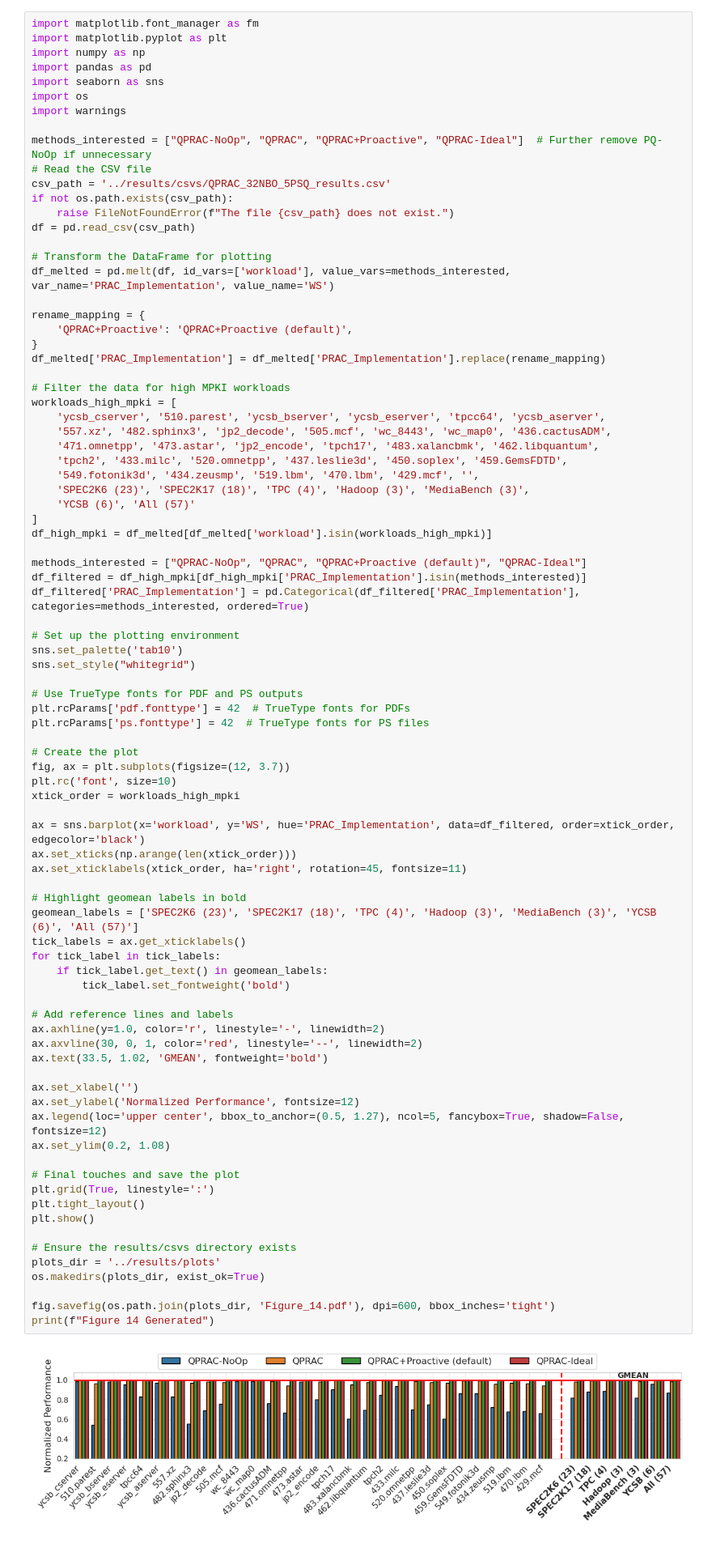
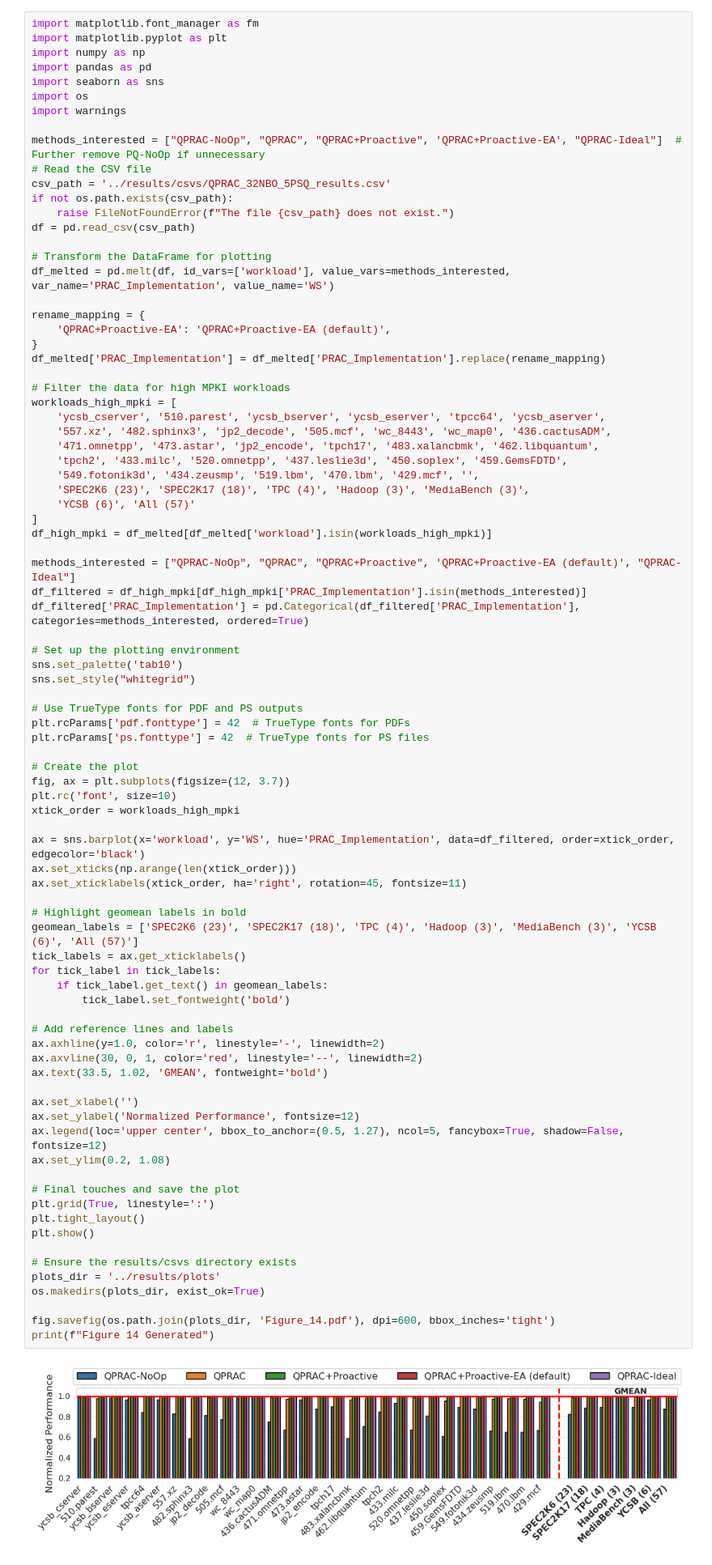
Before and after one commit to sith-lab/qprac, a Jupyter notebook: perf_analysis/plot_scripts/plot.ipynb, the cells around one changed output. Shown at 81% size. Drawn from its saved outputs; the diff is of its cells as text.

Commit message:
update sample results and figures

```diff
--- a/perf_analysis/plot_scripts/plot.ipynb
+++ b/perf_analysis/plot_scripts/plot.ipynb
@@ -9,7 +9,7 @@ import seaborn as sns
 import os
 import warnings
 
-methods_interested = ["QPRAC-NoOp", "QPRAC", "QPRAC+Proactive", "QPRAC-Ideal"]  # Further remove PQ-NoOp if unnecessary
+methods_interested = ["QPRAC-NoOp", "QPRAC", "QPRAC+Proactive", 'QPRAC+Proactive-EA', "QPRAC-Ideal"]  # Further remove PQ-NoOp if unnecessary
 # Read the CSV file
 csv_path = '../results/csvs/QPRAC_32NBO_5PSQ_results.csv'
 if not os.path.exists(csv_path):
@@ -20,7 +20,7 @@ df = pd.read_csv(csv_path)
 df_melted = pd.melt(df, id_vars=['workload'], value_vars=methods_interested, var_name='PRAC_Implementation', value_name='WS')
 
 rename_mapping = {
-    'QPRAC+Proactive': 'QPRAC+Proactive (default)',
+    'QPRAC+Proactive-EA': 'QPRAC+Proactive-EA (default)',
 }
 df_melted['PRAC_Implementation'] = df_melted['PRAC_Implementation'].replace(rename_mapping)
 
@@ -36,7 +36,7 @@ workloads_high_mpki = [
 ]
 df_high_mpki = df_melted[df_melted['workload'].isin(workloads_high_mpki)]
 
-methods_interested = ["QPRAC-NoOp", "QPRAC", "QPRAC+Proactive (default)", "QPRAC-Ideal"]
+methods_interested = ["QPRAC-NoOp", "QPRAC", "QPRAC+Proactive", 'QPRAC+Proactive-EA (default)', "QPRAC-Ideal"]
 df_filtered = df_high_mpki[df_high_mpki['PRAC_Implementation'].isin(methods_interested)]
 df_filtered['PRAC_Implementation'] = pd.Categorical(df_filtered['PRAC_Implementation'], categories=methods_interested, ordered=True)
 
@@ -59,34 +59,34 @@ ax.set_xticklabels(xtick_order, ha='right', rotation=45, fontsize=11)
 
 # Highlight geomean labels in bold
 geomean_labels = ['SPEC2K6 (23)', 'SPEC2K17 (18)', 'TPC (4)', 'Hadoop (3)', 'MediaBench (3)', 'YCSB (6)', 'All (57)']
 tick_labels = ax.get_xticklabels()
 for tick_label in tick_labels:
     if tick_label.get_text() in geomean_labels:
         tick_label.set_fontweight('bold')
 
 # Add reference lines and labels
 ax.axhline(y=1.0, color='r', linestyle='-', linewidth=2)
 ax.axvline(30, 0, 1, color='red', linestyle='--', linewidth=2)
 ax.text(33.5, 1.02, 'GMEAN', fontweight='bold')
 
 ax.set_xlabel('')
 ax.set_ylabel('Normalized Performance', fontsize=12)
 ax.legend(loc='upper center', bbox_to_anchor=(0.5, 1.27), ncol=5, fancybox=True, shadow=False, fontsize=12)
 ax.set_ylim(0.2, 1.08)
 
 # Final touches and save the plot
 plt.grid(True, linestyle=':')
 plt.tight_layout()
 plt.show()
 
 # Ensure the results/csvs directory exists
 plots_dir = '../results/plots'
 os.makedirs(plots_dir, exist_ok=True)
 
 fig.savefig(os.path.join(plots_dir, 'Figure_14.pdf'), dpi=600, bbox_inches='tight')
 print(f"Figure 14 Generated")
 # %% [output]
-[figure, old version]
+[figure, new version]
 Figure 14 Generated
 # %% [markdown]
 **Generate Figure 15**
```
Also changed, not shown: parts of 5 cells of this notebook, 35 other files.
